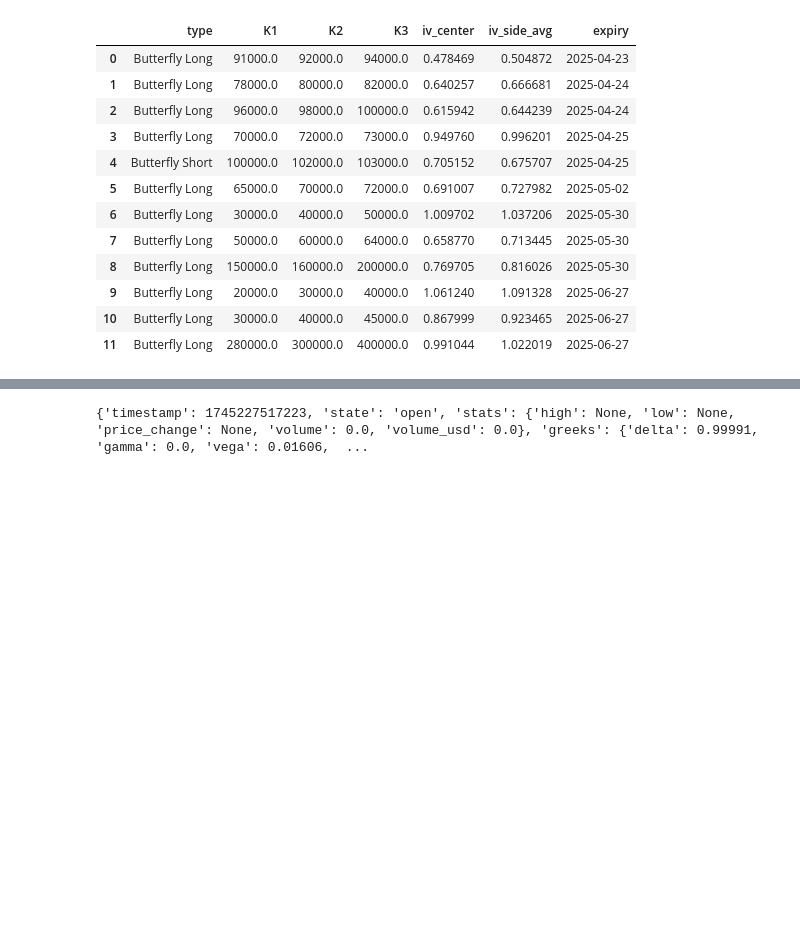
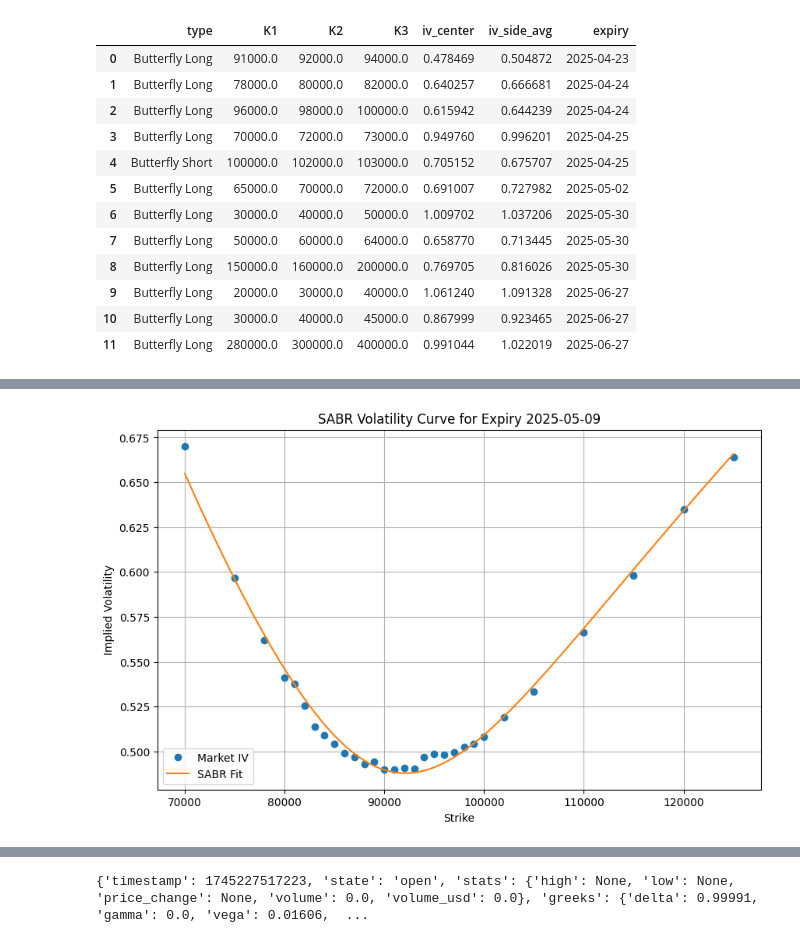
Before and after one commit to aznedac2/CS231N_17_KOR_SUB, a Jupyter notebook: vol_coin.ipynb, the cells around one changed output, grey strips where cells are left out. Cells and saved outputs as stored; diff of their text form; code cells hidden in the pictures; blank space fills up the shorter version.

```diff
--- a/vol_coin.ipynb
+++ b/vol_coin.ipynb
@@ -550,11 +550,13 @@ BTC-27MAR26-280000-C {'strike': 280000.0, 'iv': 0.657785797142943, 'expiry': '20
 # %%
 df_ask_ = df_ask[['strike', 'iv', 'expiry']].rename(columns={'iv':'iv_ask'})
+df_mid_ = df_mid[['strike', 'iv', 'expiry']].rename(columns={'iv':'iv_mid'})
 df_bid_ = df_bid[['strike', 'iv', 'expiry']].rename(columns={'iv':'iv_bid'})
 
-df_merged = pd.merge(df_bid_, df_ask_, on=["strike", "expiry"], how="inner")[['strike', 'expiry', 'iv_bid', 'iv_ask']]
+df_merged = pd.merge(df_bid_, df_ask_, on=["strike", "expiry"], how="inner")
+df_merged = pd.merge(df_merged, df_mid_, on=["strike", "expiry"], how="inner")[['strike', 'expiry', 'iv_bid', 'iv_mid', 'iv_ask']]
 
 # melt로 long form 변환|
-df_long = pd.melt(df_merged, id_vars=["strike", "expiry"], value_vars=["iv_bid", "iv_ask"], var_name="iv_type", value_name="implied_volatility")
+df_long = pd.melt(df_merged, id_vars=["strike", "expiry"], value_vars=["iv_ask", "iv_mid", "iv_bid"], var_name="iv_type", value_name="implied_volatility")
 
 # Plotly로 인터랙티브 그래프 그리기
 fig = px.line(df_long, x="strike", y="implied_volatility", color="expiry", line_dash="iv_type", markers=True,
@@ -915,0 +977,65 @@ df_calendar_butterfly
+# %%
+from pysabr import Hagan2002LognormalSABR
+from pysabr import hagan_2002_lognormal_sabr as hagan2002
+
+def plot_sabr_vol_curve(df, expiry_date_str, beta=0.5):
+    """
+    지정된 만기일에 대한 SABR 변동성 곡선을 시각화합니다.
+    """
+    # 해당 만기의 데이터 필터링
+    df_expiry = df[df['expiry'] == expiry_date_str].copy()
+
+    # 'iv_mid' 컬럼이 없는 경우 생성
+    if 'iv_mid' not in df_expiry.columns:
+        df_expiry['iv_mid'] = (df_expiry['iv_bid'] + df_expiry['iv_ask']) / 2
+
+    strikes = df_expiry['strike'].values
+    vols = df_expiry['iv_mid'].values
+
+    # 현재 BTC 선물 가격 가져오기
+    f = get_btc_futures_last_price()
+    if f is None:
+        print("현재 BTC 선물 가격을 가져올 수 없습니다.")
+        return
+
+    # Deribit 옵션 만기 시간은 08:00 UTC
+    try:
+        expiry_datetime = datetime.strptime(expiry_date_str, '%Y-%m-%d').replace(hour=8, minute=0, second=0, tzinfo=timezone.utc)
+        now = datetime.utcnow().replace(tzinfo=timezone.utc)
+        t = (expiry_datetime - now).total_seconds() / (365 * 24 * 60 * 60)
+        if t <= 0:
+            print("만기일이 이미 지났습니다.")
+            return
+    except Exception as e:
+        print(f"만기 시간 계산 중 오류 발생: {e}")
+        return
+
+    # SABR 모델 초기화 및 피팅
+    sabr_model = Hagan2002LognormalSABR(f=f, t=t, beta=beta)
+    try:
+        alpha, rho, volvol = sabr_model.fit(strikes, vols)
+    except Exception as e:
+        print(f"SABR 모델 피팅 중 오류 발생: {e}")
+        return
+
+    # 보간을 위한 스트라이크 범위 생성
+    k_min, k_max = strikes.min(), strikes.max()
+    k_interp = np.linspace(k_min, k_max, 100)
+
+    # 피팅된 변동성 계산
+    fitted_vols = [hagan2002.lognormal_vol(k, f, t, alpha, beta, rho, volvol) * 100 for k in k_interp]
+
+    # 결과 시각화
+    plt.figure(figsize=(10, 6))
+    plt.plot(strikes, vols, 'o', label='Market IV')
+    plt.plot(k_interp, fitted_vols, '-', label='SABR Fit')
+    plt.xlabel('Strike')
+    plt.ylabel('Implied Volatility')
+    plt.title(f'SABR Volatility Curve for Expiry {expiry_date_str}')
+    plt.legend()
+    plt.grid(True)
+    plt.show()
+
+plot_sabr_vol_curve(df_merged, df_merged['expiry'].unique()[4])
+# %% [output]
+[figure, added]
```
Also changed, not shown: parts of 11 cells of this notebook.
